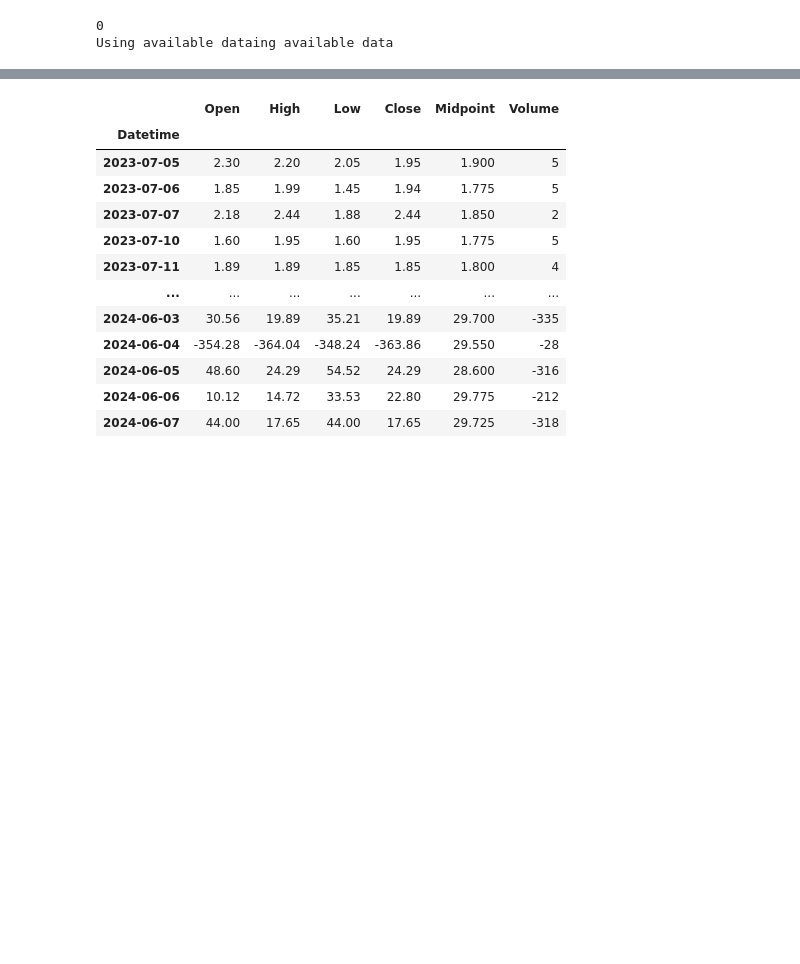
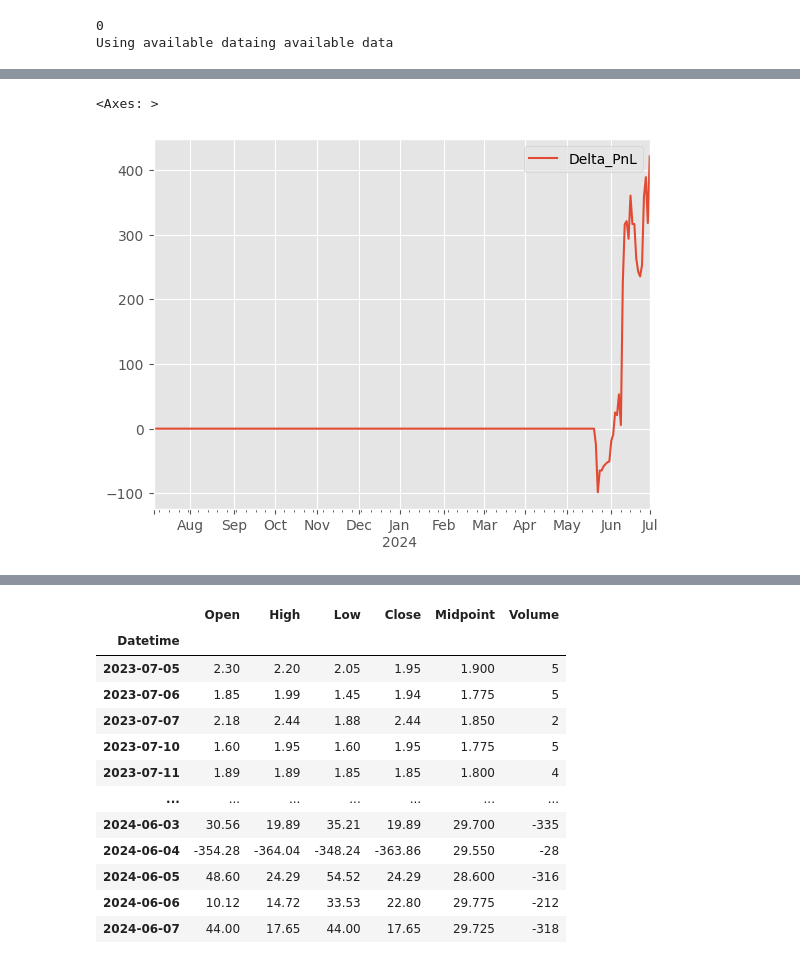
Before and after one commit to Zino-ctrlZ/QuantTools, a Jupyter notebook: EventDriven/demos/load_structures.ipynb, the cells around one changed output, grey strips where cells are left out. Saved outputs shown, nothing was run; the diff lists cells and outputs as text; code cells hidden in the pictures; blank space fills up the shorter version.

```diff
--- a/EventDriven/demos/load_structures.ipynb
+++ b/EventDriven/demos/load_structures.ipynb
@@ -74,7 +108,0 @@ greeks = pd.DataFrame(index = pd.date_range(trades.EntryTime.min(), trades.ExitT
-# %%
-trades['Structure'] = trades.apply(lambda x: _create_object_from_id(x['Positions'], x['ExitTime']), axis=1)
-# %%
-# trades[trades.Structure.isna()] =
-series = trades[trades.Structure.isna()].apply(lambda x: _create_object_from_id(x['Positions'], x['EntryTime']), axis=1)
-trades.loc[trades.Structure.isna(), 'Structure'] = series
-trades
@@ -211,8 +156,0 @@ Option.list_instances()
-# %%
-index = 4
-start = trades.iloc[index]['EntryTime']
-end = trades.iloc[index]['ExitTime']
-end = '2024-06-07'
-quantity = trades.iloc[index]['Quantity']
-id = trades.iloc[index]['Positions']
-trades.iloc[index]
@@ -230,0 +160,3 @@ Name: 4, dtype: object
+# %%
+trades['Structure'] = None
+trades[trades.Structure.isna()]
@@ -230,0 +245,5 @@ Name: 4, dtype: object
+# %%
+attribution.cumsum().plot(y = 'Delta_PnL')
+# %% [output]
+<Axes: >
+[figure, added]
```
Also changed, not shown: parts of 26 cells of this notebook, 8 other files.
